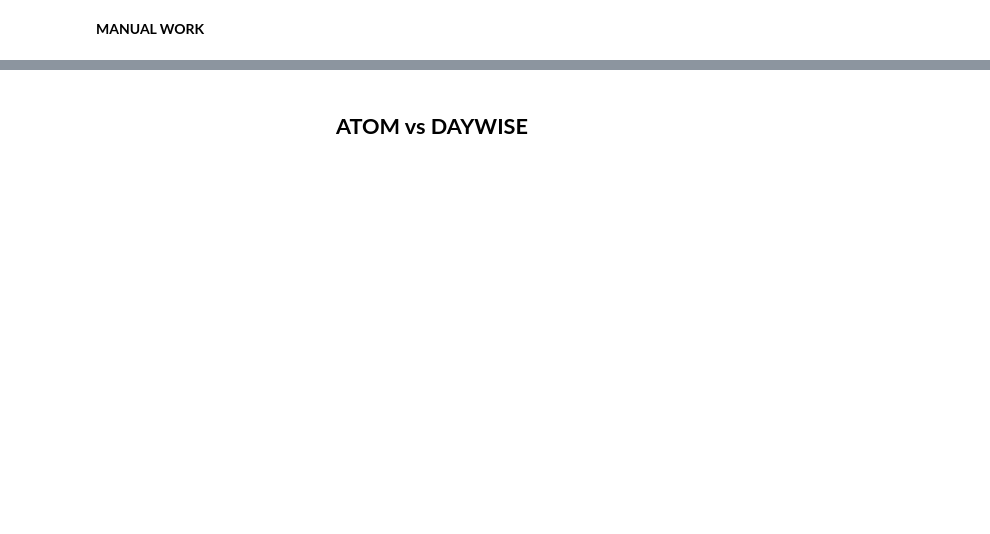
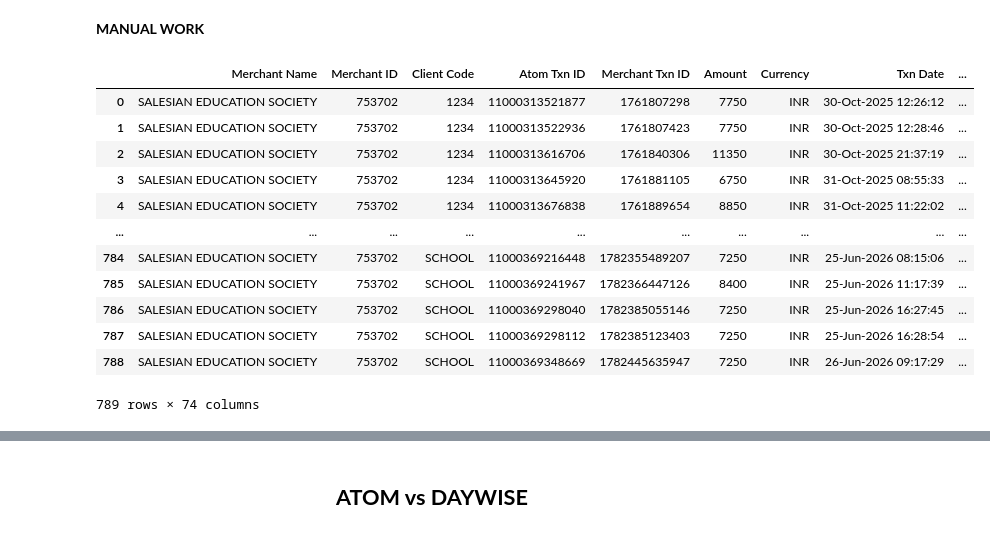
Before and after one commit to harikiran-dev-schooldb/kotak-salesian-school-dbms, a Jupyter notebook: source_code/KOTAK_DB.ipynb, the cells around one changed output, grey strips where cells are left out. Cells and saved outputs as stored; diff of their text form; code cells hidden in the pictures; blank space fills up the shorter version.

Commit message:
added data upto 170726

```diff
--- a/source_code/KOTAK_DB.ipynb
+++ b/source_code/KOTAK_DB.ipynb
@@ -1946,17 +2114,30 @@ if __name__ == "__main__":
 
 # print(f"🎉 Final merged file created: {OUTPUT_FILE}")
 # %%
-file_path = r"/Users/harikiran/Documents/GitHub/kotak-salesian-school-dbms/source_data/atom_report.xlsx"
+file_path = os.path.join(SOURCE_DIR, "atom_report.xlsx")
 
 warnings.filterwarnings(
     "ignore",
     message="Workbook contains no default style",
     category=UserWarning,
     module="openpyxl"
 )
 
 df = pd.read_excel(file_path)
-
 df
+# %% [output]
+|  | Merchant Name | Merchant ID | Client Code | Atom Txn ID | Merchant Txn ID | Amount | Currency | Txn Date | ... |
+| 0 | SALESIAN EDUCATION SOCIETY | 753702 | 1234 | 11000313521877 | 1761807298 | 7750 | INR | 30-Oct-2025 12:26:12 | ... |
+| 1 | SALESIAN EDUCATION SOCIETY | 753702 | 1234 | 11000313522936 | 1761807423 | 7750 | INR | 30-Oct-2025 12:28:46 | ... |
+| 2 | SALESIAN EDUCATION SOCIETY | 753702 | 1234 | 11000313616706 | 1761840306 | 11350 | INR | 30-Oct-2025 21:37:19 | ... |
+| 3 | SALESIAN EDUCATION SOCIETY | 753702 | 1234 | 11000313645920 | 1761881105 | 6750 | INR | 31-Oct-2025 08:55:33 | ... |
+| 4 | SALESIAN EDUCATION SOCIETY | 753702 | 1234 | 11000313676838 | 1761889654 | 8850 | INR | 31-Oct-2025 11:22:02 | ... |
+| ... | ... | ... | ... | ... | ... | ... | ... | ... | ... |
+| 784 | SALESIAN EDUCATION SOCIETY | 753702 | SCHOOL | 11000369216448 | 1782355489207 | 7250 | INR | 25-Jun-2026 08:15:06 | ... |
+| 785 | SALESIAN EDUCATION SOCIETY | 753702 | SCHOOL | 11000369241967 | 1782366447126 | 8400 | INR | 25-Jun-2026 11:17:39 | ... |
+| 786 | SALESIAN EDUCATION SOCIETY | 753702 | SCHOOL | 11000369298040 | 1782385055146 | 7250 | INR | 25-Jun-2026 16:27:45 | ... |
+| 787 | SALESIAN EDUCATION SOCIETY | 753702 | SCHOOL | 11000369298112 | 1782385123403 | 7250 | INR | 25-Jun-2026 16:28:54 | ... |
+| 788 | SALESIAN EDUCATION SOCIETY | 753702 | SCHOOL | 11000369348669 | 1782445635947 | 7250 | INR | 26-Jun-2026 09:17:29 | ... |
+789 rows × 74 columns
 # %%
 df.info()
```
Also changed, not shown: parts of 45 cells of this notebook, 8 other files.
